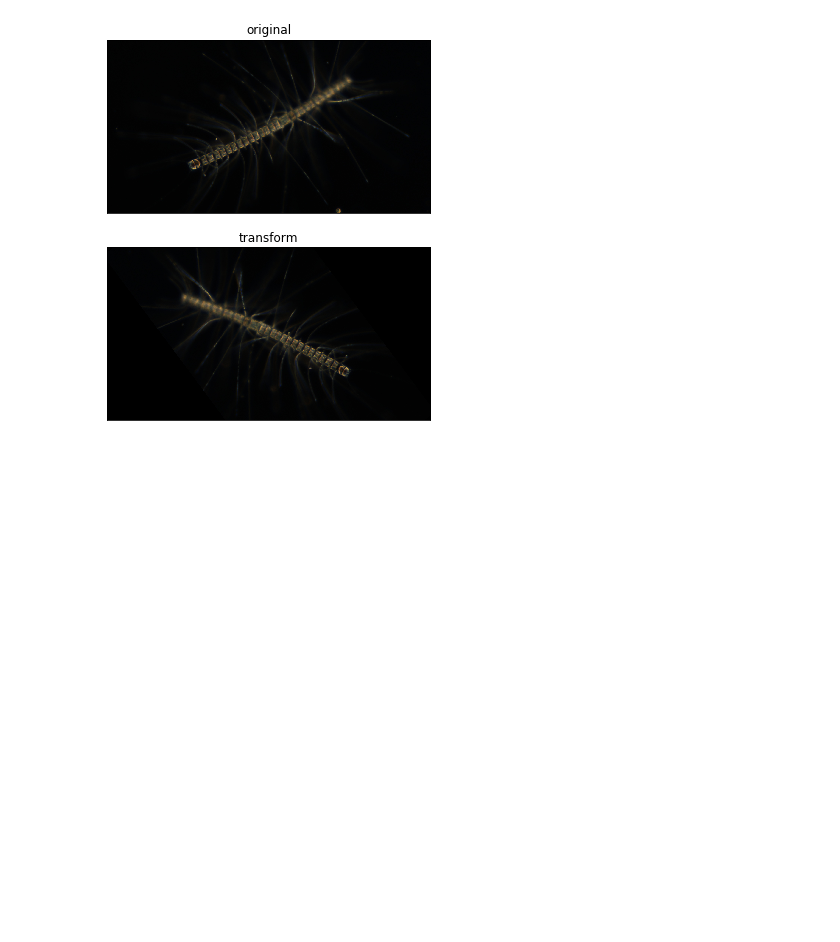
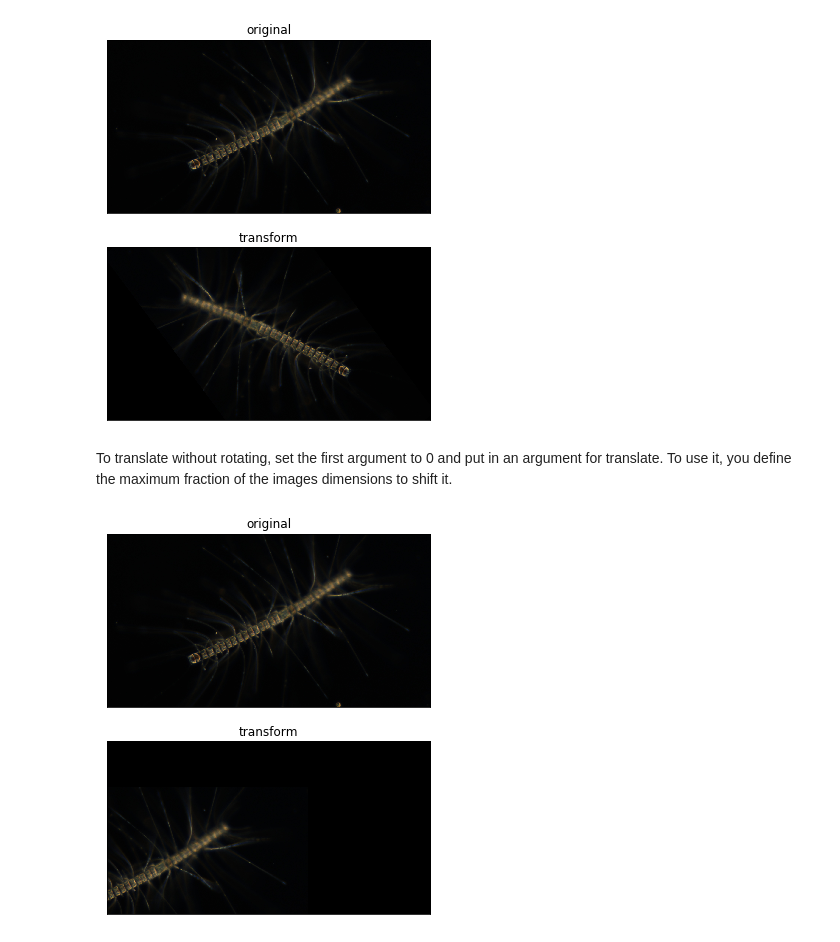
Before and after one commit to eor314/pogo_bioobs19_imaging, a Jupyter notebook: mod7_data_augmentation.ipynb, the cells around one changed output. Saved outputs shown, nothing was run; the diff lists cells and outputs as text; code cells hidden in the pictures; blank space fills up the shorter version.

```diff
--- a/mod7_data_augmentation.ipynb
+++ b/mod7_data_augmentation.ipynb
@@ -126,3 +128,18 @@ test = rand_affine(img_orig)
 plot_transform_imgs(img_orig, test)
 # %% [output]
 [figure]
+# %% [markdown]
+To translate without rotating, set the first argument to 0 and put in an argument for translate. To use it, you define the maximum fraction of the images dimensions to shift it.
+# %%
+# define a random translation
+rand_affine = transforms.Compose([
+    transforms.RandomAffine(0, translate=(0.5, 0.5))  # (max_width, max_vertical)
+])
+
+# do the flip
+test = rand_affine(img_orig)
+
+# display it
+plot_transform_imgs(img_orig, test)
+# %% [output]
+[figure, added]
```
Also changed, not shown: parts of 15 cells of this notebook.
